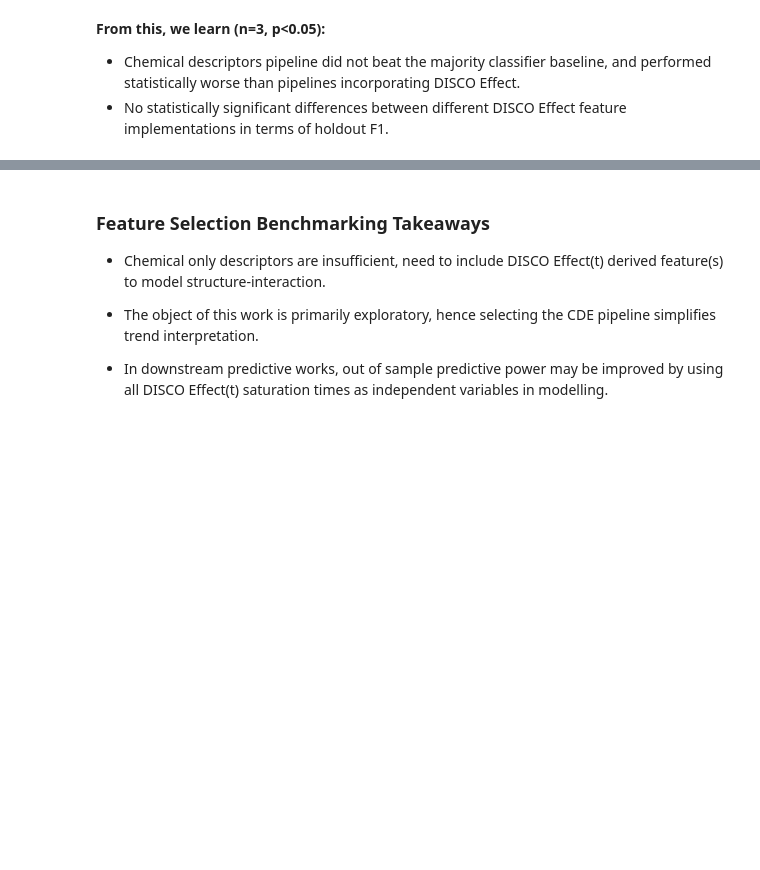
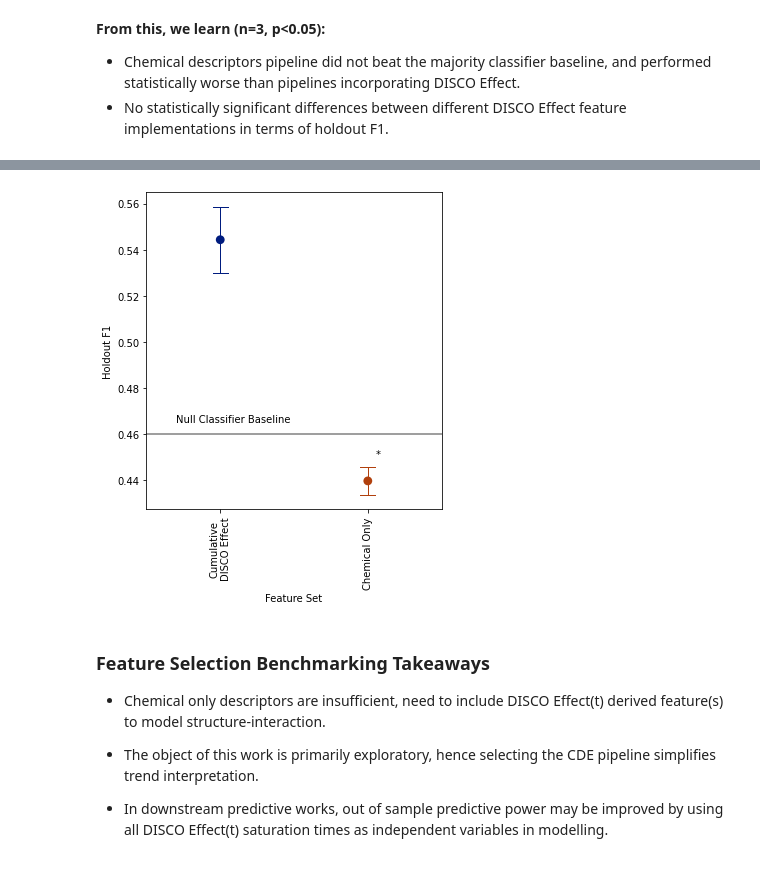
Before and after one commit to Frank-Gu-Lab/infrno, a Jupyter notebook: notebooks/benchmarking_analysis.ipynb, the cells around one changed output, grey strips where cells are left out. Drawn from its saved outputs; the diff is of its cells as text; code cells hidden in the pictures; blank space fills up the shorter version.

Commit message:
add new fig in benchmarking

```diff
--- a/notebooks/benchmarking_analysis.ipynb
+++ b/notebooks/benchmarking_analysis.ipynb
@@ -176,0 +179,3 @@ print(sp.__version__)
+# %%
+anova_data_subset = anova_data.iloc[7:,:].copy()
+anova_data_subset
@@ -177,3 +189,22 @@ print(sp.__version__)
+# %%
+fig, ax = plt.subplots(figsize=(5, 6))
+sns.pointplot(data=anova_data_subset, x='name', y='holdout_f1', dodge=True, markers=['o', 's'],
+              capsize=.1, errwidth=1, palette='dark', color=".5", ax=ax, ci=68)  # shows SEM for error bars at 68
+plt.xticks(rotation=90)
+plt.axhline(y=majority_clf_baseline_f1, color='gray', linestyle='-')
+plt.ylabel("Holdout F1")
+plt.xlabel("Feature Set")
+plt.xticks(ticks=(range(0, 2)), labels=[
+            "Cumulative\nDISCO Effect", "Chemical Only"])
+ax.text(s='*', x=1.05, y=0.45)
+ax.text(s='Null Classifier Baseline', x=-0.3, y=0.465)
+
+plt.tight_layout()
+plt.savefig("../figures/main/benchmarking_results_2.png", dpi=1200)
+plt.savefig("../figures/main/benchmarking_results_2.svg", dpi=1200)
+plt.show()
+# %% [output]
+[figure, added]
 # %% [markdown]
 ### Feature Selection Benchmarking Takeaways
 
```
Also changed, not shown: parts of 3 cells of this notebook, 2 other files.
